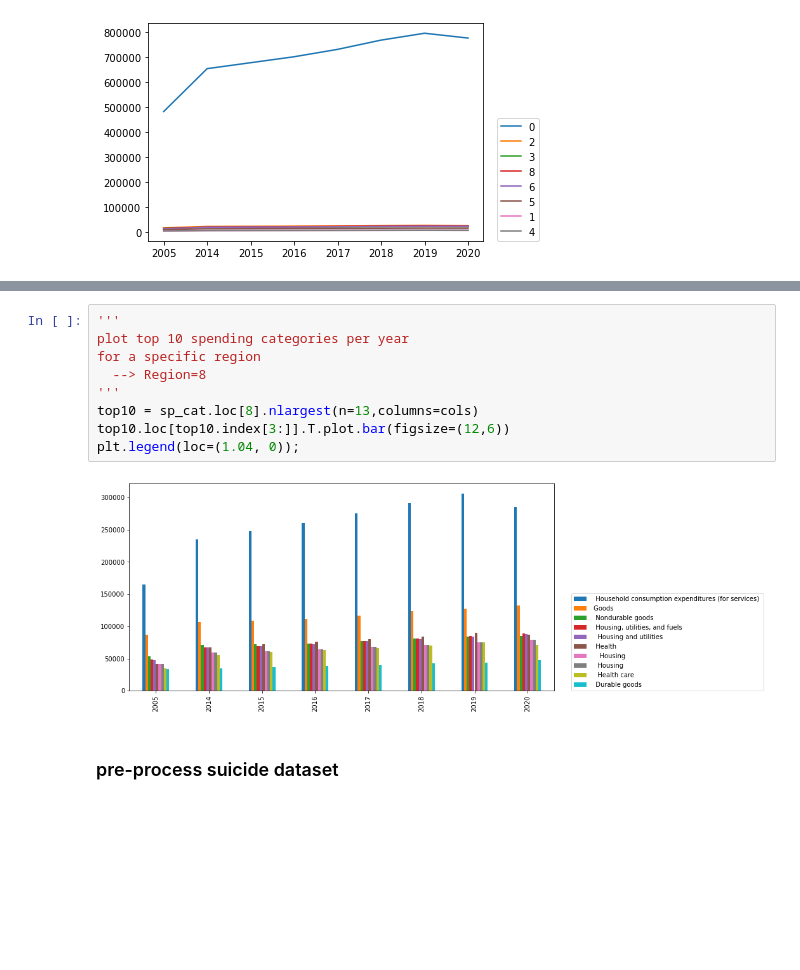
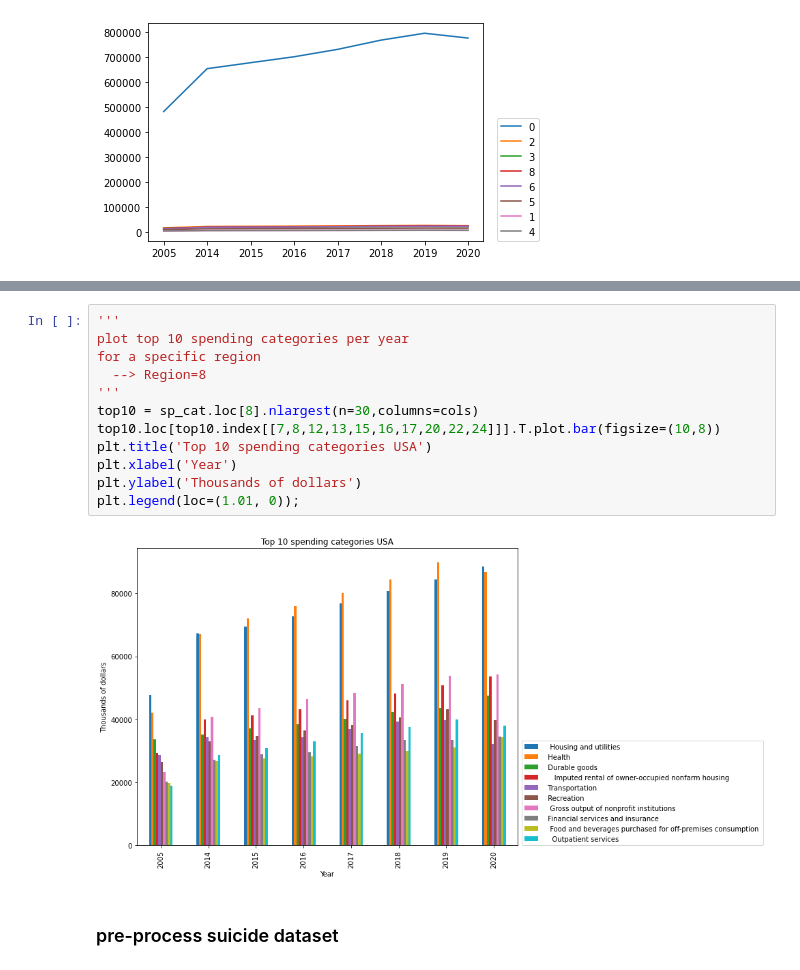
Before and after one commit to MajdAlali99/Data-Wrangling-Project, a Jupyter notebook: Gilbert/EconomicalFactors-SuicideRate-Analysis.ipynb, the cells around one changed output, grey strips where cells are left out. Cells and saved outputs as stored; diff of their text form; blank space fills up the shorter version.

```diff
--- a/Gilbert/EconomicalFactors-SuicideRate-Analysis.ipynb
+++ b/Gilbert/EconomicalFactors-SuicideRate-Analysis.ipynb
@@ -133,14 +145,17 @@ top20_per_region.head()
 # %%
 '''
 plot top 10 spending categories per year
 for a specific region
   --> Region=8
 '''
-top10 = sp_cat.loc[8].nlargest(n=13,columns=cols)
-top10.loc[top10.index[3:]].T.plot.bar(figsize=(12,6))
-plt.legend(loc=(1.04, 0));
+top10 = sp_cat.loc[8].nlargest(n=30,columns=cols)
+top10.loc[top10.index[[7,8,12,13,15,16,17,20,22,24]]].T.plot.bar(figsize=(10,8))
+plt.title('Top 10 spending categories USA')
+plt.xlabel('Year')
+plt.ylabel('Thousands of dollars')
+plt.legend(loc=(1.01, 0));
 # %% [output]
-[figure, old version]
+[figure, new version]
 # %% [markdown]
 ### pre-process suicide dataset
 # %%
```
Also changed, not shown: parts of 12 cells of this notebook.
